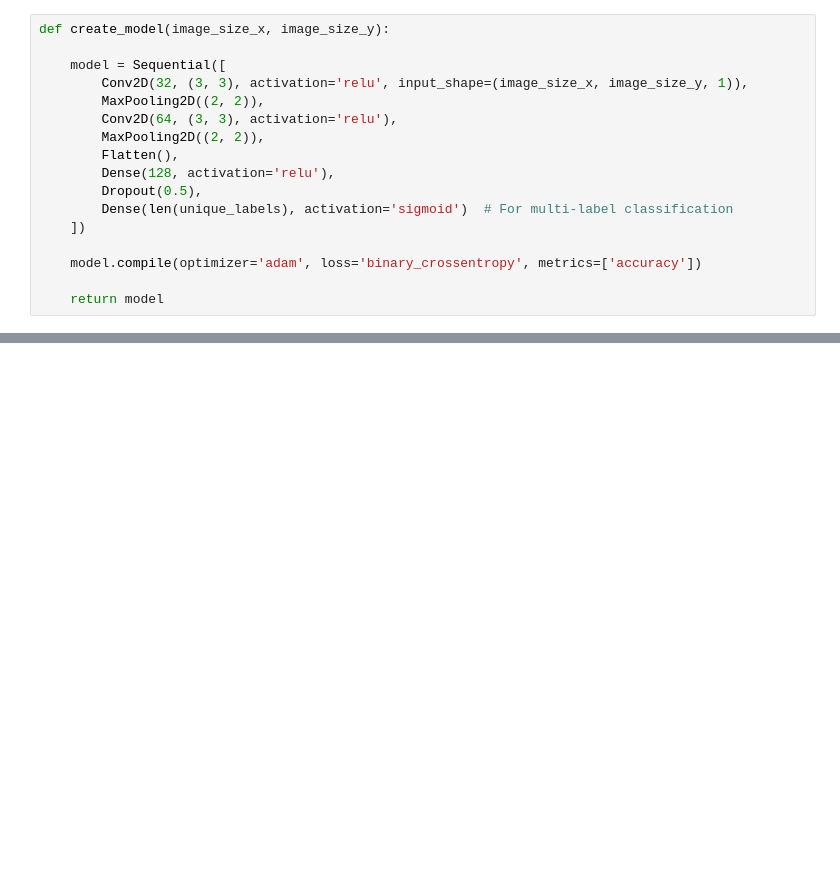
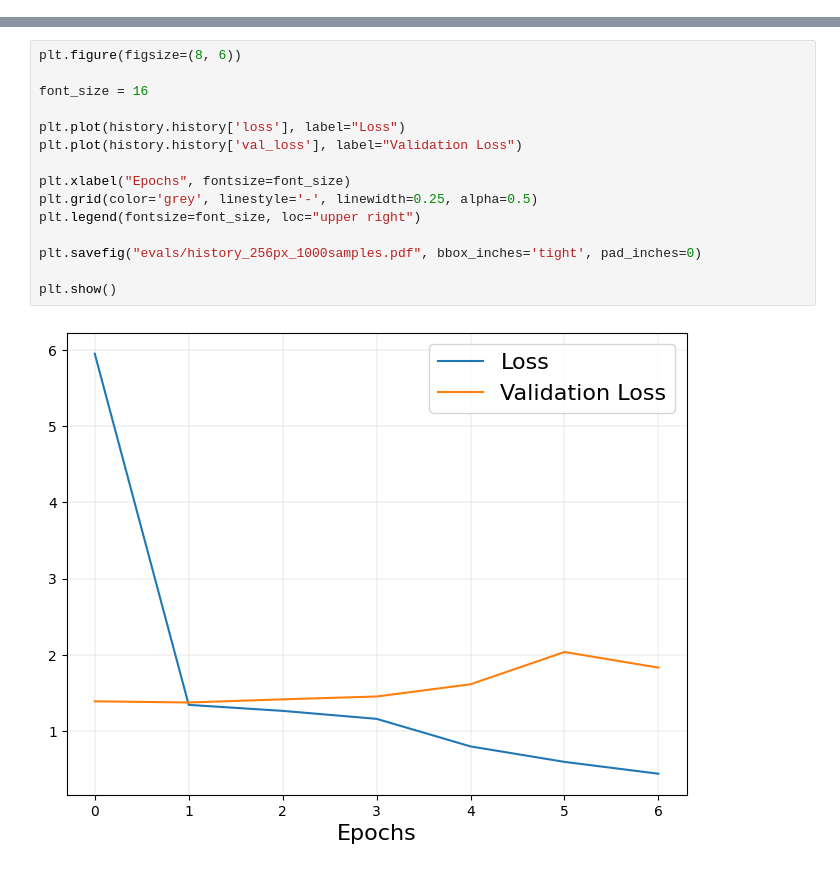
Before and after one commit to Naxsos/MedicaldeepLearning, a Jupyter notebook: Computational_Limitations/evaluations.ipynb, the cells around one changed output, grey strips where cells are left out. Saved outputs shown, nothing was run; the diff lists cells and outputs as text; blank space fills up the shorter version.

```diff
--- a/Computational_Limitations/evaluations.ipynb
+++ b/Computational_Limitations/evaluations.ipynb
@@ -72,17 +114,0 @@ def prepare_data(df, image_dir=IMAGE_DIR, image_size=IMAGE_SIZE):
-# %%
-def create_model(image_size_x, image_size_y):
-
-    model = Sequential([
-        Conv2D(32, (3, 3), activation='relu', input_shape=(image_size_x, image_size_y, 1)),
-        MaxPooling2D((2, 2)),
-        Conv2D(64, (3, 3), activation='relu'),
-        MaxPooling2D((2, 2)),
-        Flatten(),
-        Dense(128, activation='relu'),
-        Dropout(0.5),
-        Dense(len(unique_labels), activation='sigmoid')  # For multi-label classification
-    ])
-
-    model.compile(optimizer='adam', loss='binary_crossentropy', metrics=['accuracy'])
-
-    return model
@@ -136,0 +190,17 @@ Epoch 10/10
+# %%
+plt.figure(figsize=(8, 6))
+
+font_size = 16
+
+plt.plot(history.history['loss'], label="Loss")
+plt.plot(history.history['val_loss'], label="Validation Loss")
+
+plt.xlabel("Epochs", fontsize=font_size)
+plt.grid(color='grey', linestyle='-', linewidth=0.25, alpha=0.5)
+plt.legend(fontsize=font_size, loc="upper right")
+
+plt.savefig("evals/history_256px_1000samples.pdf", bbox_inches='tight', pad_inches=0)
+
+plt.show()
+# %% [output]
+[figure, added]
```
Also changed, not shown: parts of 13 cells of this notebook, 19 other files.
